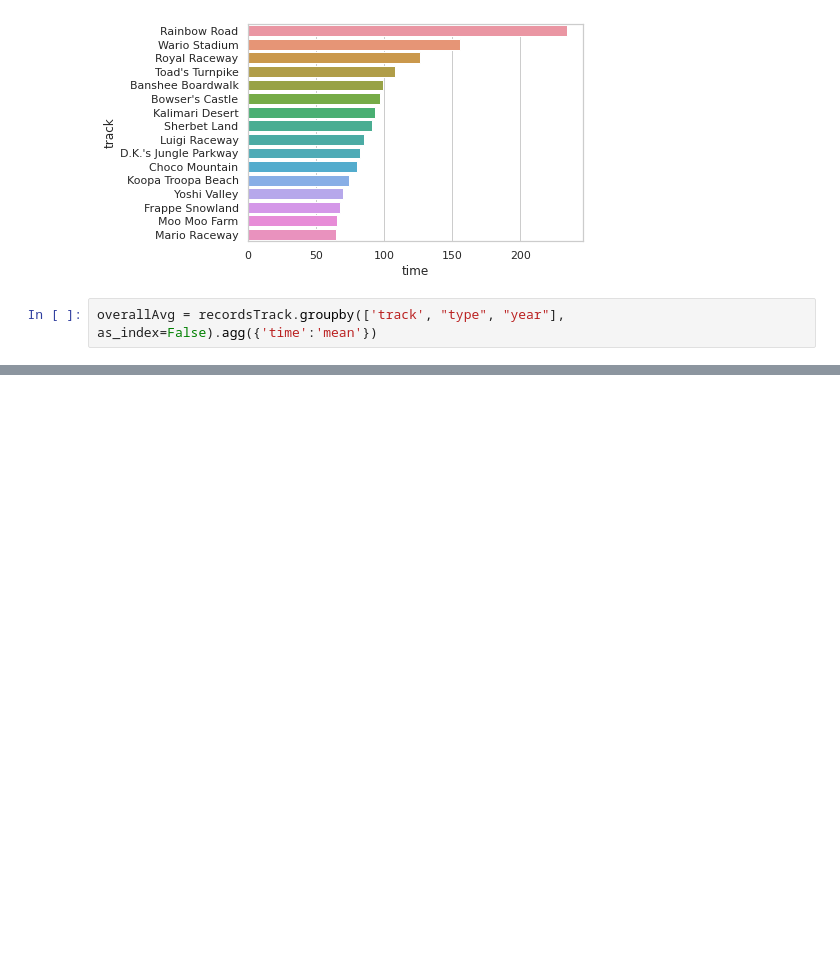
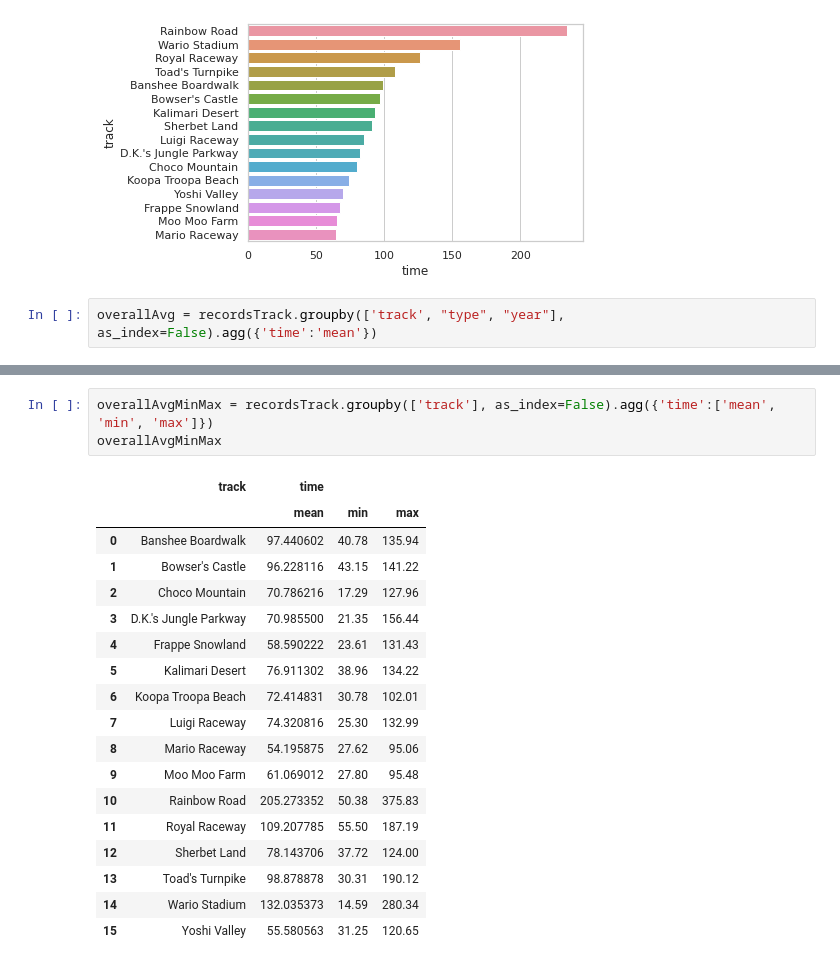
Before and after one commit to chitinglow/tidytuesdayProject, a Jupyter notebook: MarioKart_WorldRecord.ipynb, the cells around one changed output, grey strips where cells are left out. Drawn from its saved outputs; the diff is of its cells as text; blank space fills up the shorter version.

```diff
--- a/MarioKart_WorldRecord.ipynb
+++ b/MarioKart_WorldRecord.ipynb
@@ -197,3 +199,25 @@ for i in track_list:
 [figure]
 [figure]
 ... (4 outputs left out)
+# %%
+overallAvgMinMax = recordsTrack.groupby(['track'], as_index=False).agg({'time':['mean', 'min', 'max']})
+overallAvgMinMax
+# %% [output]
+|  | track | time |  |  |
+|  |  | mean | min | max |
+| 0 | Banshee Boardwalk | 97.440602 | 40.78 | 135.94 |
+| 1 | Bowser's Castle | 96.228116 | 43.15 | 141.22 |
+| 2 | Choco Mountain | 70.786216 | 17.29 | 127.96 |
+| 3 | D.K.'s Jungle Parkway | 70.985500 | 21.35 | 156.44 |
+| 4 | Frappe Snowland | 58.590222 | 23.61 | 131.43 |
+| 5 | Kalimari Desert | 76.911302 | 38.96 | 134.22 |
+| 6 | Koopa Troopa Beach | 72.414831 | 30.78 | 102.01 |
+| 7 | Luigi Raceway | 74.320816 | 25.30 | 132.99 |
+| 8 | Mario Raceway | 54.195875 | 27.62 | 95.06 |
+| 9 | Moo Moo Farm | 61.069012 | 27.80 | 95.48 |
+| 10 | Rainbow Road | 205.273352 | 50.38 | 375.83 |
+| 11 | Royal Raceway | 109.207785 | 55.50 | 187.19 |
+| 12 | Sherbet Land | 78.143706 | 37.72 | 124.00 |
+| 13 | Toad's Turnpike | 98.878878 | 30.31 | 190.12 |
+| 14 | Wario Stadium | 132.035373 | 14.59 | 280.34 |
+| 15 | Yoshi Valley | 55.580563 | 31.25 | 120.65 |
```
Also changed, not shown: parts of 10 cells of this notebook.
